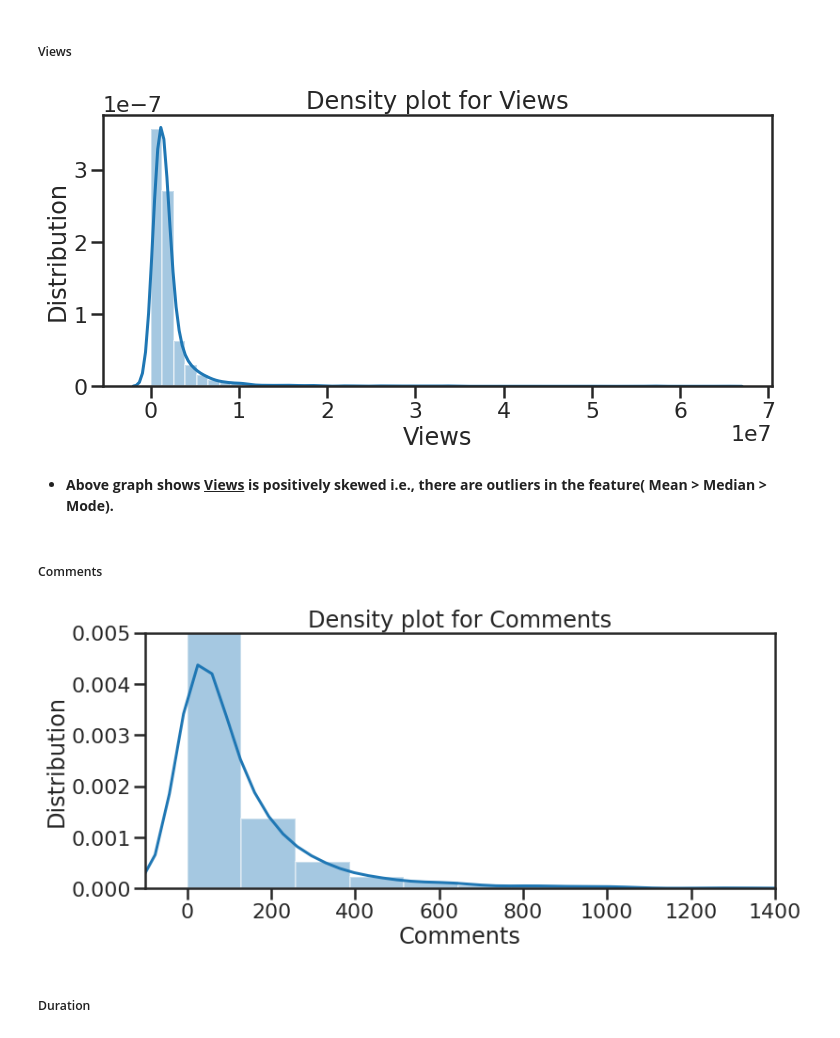
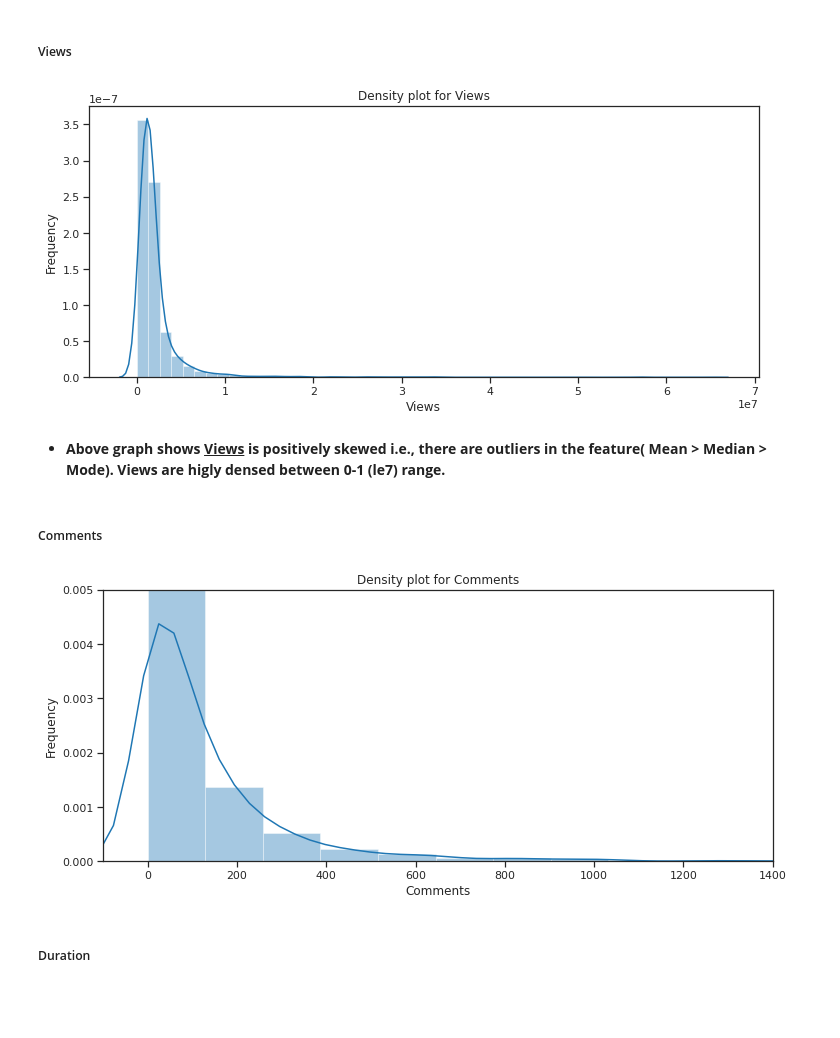
Before and after one commit to abhinav4201/Ted-talk-views-prediction, a Jupyter notebook: TED_TALKS_Views_Prediction_Capstone_Project.ipynb, the cells around one changed output. Saved outputs shown, nothing was run; the diff lists cells and outputs as text; code cells hidden in the pictures; blank space fills up the shorter version.

```diff
--- a/TED_TALKS_Views_Prediction_Capstone_Project.ipynb
+++ b/TED_TALKS_Views_Prediction_Capstone_Project.ipynb
@@ -346,21 +346,26 @@ dtype => published_date :  datetime64[ns]
 # %%
 # extracting date, month, year from published date and adding to dataset
 
-#Extracting month from publish_date column
+#Extracting month from published_date column
 dataset['published_month'] = pd.DatetimeIndex(dataset['published_date']).month
 dataset['published_month'] = dataset['published_month'].apply(lambda x:
                                                     calendar.month_abbr[x])
 
-#Extracting day from publish_date column
+#Extracting day from published_date column
 dataset['published_day'] = pd.DatetimeIndex(dataset['published_date']).day
 
-#Extracting year from publish_date column
+#Extracting year from published_date column
 dataset['published_year'] = pd.DatetimeIndex(dataset['published_date']).year
 
-#calculating video age with respect to year and day by adding one day to last data value
+#Extracting week day from published_date
+dataset['dayofweek'] = dataset['published_date'].dt.day_name()
+#converting day of week to day [1-mon,2-tue,3-wed,4-thr,5-fri,6-sat,7-sun]
+dataset['dayofweek_num']= dataset['published_date'].apply(lambda a: a.strftime("%w")).astype('int64')
+
+#calculating video age with respect to day by adding one day to last data value
 dataset['video_age_day'] = dataset['published_date'].max() + timedelta(days=1)-(
                                    pd.DatetimeIndex(dataset['published_date']))
-dataset['video_age_year']= dataset['video_age_day'].apply(lambda x : x.days)/365
+dataset['video_age_day'] = dataset['video_age_day'].dt.days
 dataset.tail(3)
 # %% [output]
 |  | talk_id | title | speaker_1 | all_speakers | occupations | about_speakers | views | recorded_date | ... |
@@ -373,8 +378,6 @@ dataset.tail(3)
 # %%
 # adding avg daily views and yearly avg count
-dataset['avg_daily_views'] = dataset['views'] / dataset['video_age_day'].apply(
-                                              lambda x : x.days).astype('int64')
-dataset['avg_yearly_views'] = dataset['views'] / dataset['video_age_year']
+dataset['avg_daily_views'] = dataset['views'] / dataset['video_age_day']
 dataset.tail(3)
 # %% [output]
 |  | talk_id | title | speaker_1 | all_speakers | occupations | about_speakers | views | recorded_date | ... |
@@ -406,14 +409,14 @@ Different form of charts are used to visualize data with respect to views (targe
 # %%
 #code to print density plot for views
 plt.figure(figsize=(12,5))
 sns.distplot(dataset['views'])
 plt.title("Density plot for Views")
-plt.ylabel("Distribution");
+plt.ylabel("Frequency");
 plt.xlabel("Views");
 # %% [output]
-[figure, old version]
+[figure, new version]
 # %% [markdown]
-* **Above graph shows <u>Views</u> is positively skewed i.e., there are outliers in the feature( Mean  >  Median  >  Mode).**
+* **Above graph shows <u>Views</u> is positively skewed i.e., there are outliers in the feature( Mean  >  Median  >  Mode). Views are higly densed between 0-1 (le7) range.**
 # %% [markdown]
 ##### Comments
 # %%
@@ -421,11 +424,11 @@ plt.xlabel("Views");
 plt.figure(figsize=(12,5))
 sns.distplot(dataset['comments'])
 plt.title("Density plot for Comments")
-plt.ylabel("Distribution");
+plt.ylabel("Frequency");
 plt.xlabel("Comments");
 plt.axis([-100,1400 , 0 , 0.005]);
 # %% [output]
-[figure, old version]
+[figure, new version]
 # %% [markdown]
 ##### Duration
 # %%
```
Also changed, not shown: parts of 55 cells of this notebook.
